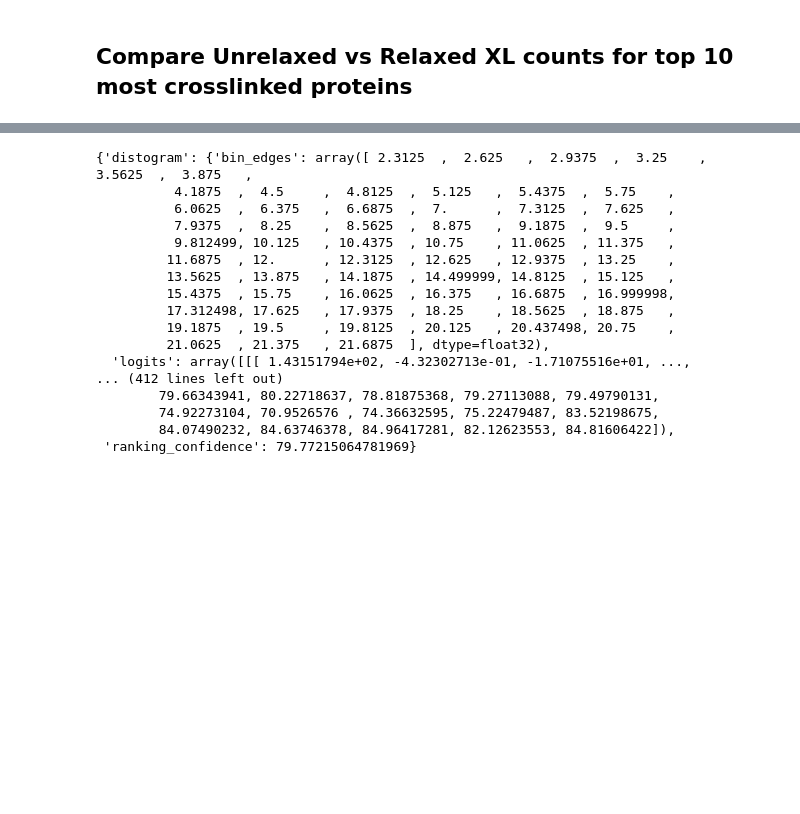
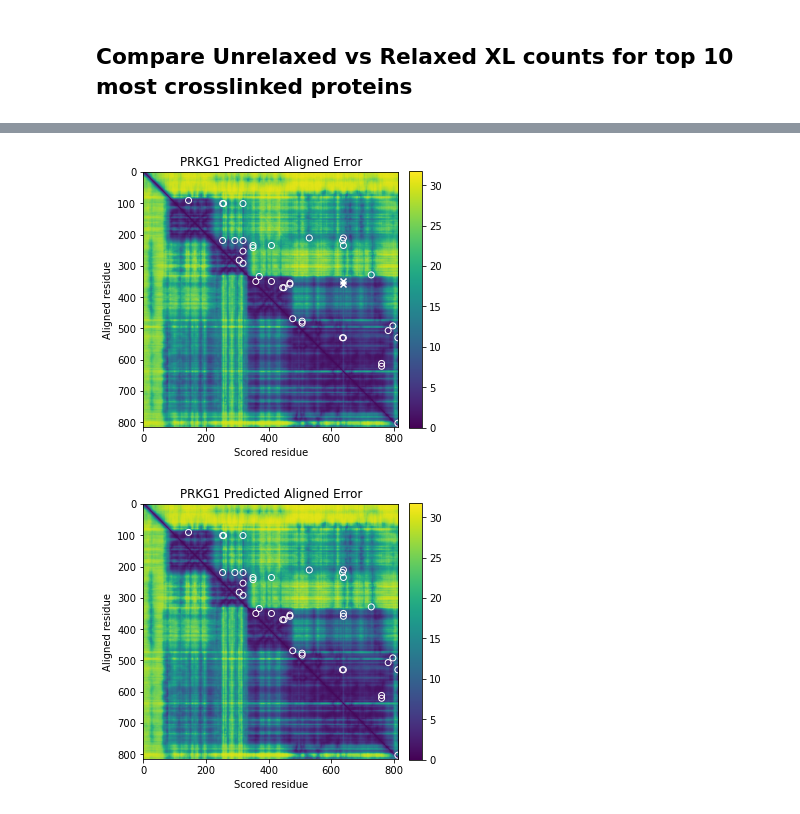
Before and after one commit to epenning/crosslinking, a Jupyter notebook: compare_crosslinks.ipynb, the cells around one changed output, grey strips where cells are left out. Cells and saved outputs as stored; diff of their text form; code cells hidden in the pictures; blank space fills up the shorter version.

```diff
--- a/compare_crosslinks.ipynb
+++ b/compare_crosslinks.ipynb
@@ -395,22 +185,0 @@ See the caveats in the documentation: https://pandas.pydata.org/pandas-docs/stab
-# %%
-# What is in the pkl file?
-results = pd.read_pickle('results/PRKG1-result_model_1.pkl')
-results
-# %% [output]
-{'distogram': {'bin_edges': array([ 2.3125  ,  2.625   ,  2.9375  ,  3.25    ,  3.5625  ,  3.875   ,
-          4.1875  ,  4.5     ,  4.8125  ,  5.125   ,  5.4375  ,  5.75    ,
-          6.0625  ,  6.375   ,  6.6875  ,  7.      ,  7.3125  ,  7.625   ,
-          7.9375  ,  8.25    ,  8.5625  ,  8.875   ,  9.1875  ,  9.5     ,
-          9.812499, 10.125   , 10.4375  , 10.75    , 11.0625  , 11.375   ,
-         11.6875  , 12.      , 12.3125  , 12.625   , 12.9375  , 13.25    ,
-         13.5625  , 13.875   , 14.1875  , 14.499999, 14.8125  , 15.125   ,
-         15.4375  , 15.75    , 16.0625  , 16.375   , 16.6875  , 16.999998,
-         17.312498, 17.625   , 17.9375  , 18.25    , 18.5625  , 18.875   ,
-         19.1875  , 19.5     , 19.8125  , 20.125   , 20.437498, 20.75    ,
-         21.0625  , 21.375   , 21.6875  ], dtype=float32),
-  'logits': array([[[ 1.43151794e+02, -4.32302713e-01, -1.71075516e+01, ...,
-... (412 lines left out)
-        79.66343941, 80.22718637, 78.81875368, 79.27113088, 79.49790131,
-        74.92273104, 70.9526576 , 74.36632595, 75.22479487, 83.52198675,
-        84.07490232, 84.63746378, 84.96417281, 82.12623553, 84.81606422]),
- 'ranking_confidence': 79.77215064781969}
@@ -420,0 +186,46 @@ results
+# %%
+import matplotlib.pyplot as plt
+
+def plot_plddt(protein):
+    sanitized_protein = sanitize_protein(protein)
+    results = pd.read_pickle('results/' + sanitized_protein + RESULTS_PKL_SUFFIX)
+
+    plddt = results['plddt']
+
+    plt.figure(figsize=[16, 6])
+    plt.subplot(1, 2, 1)
+    plt.plot(plddt)
+    plt.title('Predicted LDDT')
+    plt.xlabel('Residue')
+    plt.ylabel('pLDDT')
+
+
+def plot_pae(protein, xl_threshold):
+    sanitized_protein = sanitize_protein(protein)
+
+    results = pd.read_pickle('results/' + sanitized_protein + RESULTS_PKL_SUFFIX)
+
+    protein_xls = XLs_intra_nonred.loc[XLs_intra_nonred['Protein1'] == protein]
+    protein_xls_agreed = protein_xls[protein_xls['af_distance'] <= xl_threshold]
+    protein_xls_missed = protein_xls[protein_xls['af_distance'] > xl_threshold]
+
+    pae = results['predicted_aligned_error']
+    max_pae = results['max_predicted_aligned_error']
+
+    # plt.subplot(1, 2, 2)
+    figure = plt.figure(figsize=(5, 5))
+    figure.patch.set_facecolor('white')
+    plt.imshow(pae, vmin=0., vmax=max_pae, cmap='viridis')
+    plt.colorbar(fraction=0.046, pad=0.04)
+    plt.scatter(protein_xls_agreed['newRes1'], protein_xls_agreed['newRes2'], marker='o', facecolors='none', edgecolors='white')
+    plt.scatter(protein_xls_missed['newRes1'], protein_xls_missed['newRes2'], marker='x', c='white')
+
+    plt.title(protein + ' Predicted Aligned Error')
+    plt.xlabel('Scored residue')
+    plt.ylabel('Aligned residue')
+# %%
+for protein, threshold in [('PRKG1', 30), ('PRKG1', 40)]:
+    plot_pae(protein, threshold)
+# %% [output]
+[figure, added]
+[figure, added]
```
Also changed, not shown: parts of 22 cells of this notebook.
